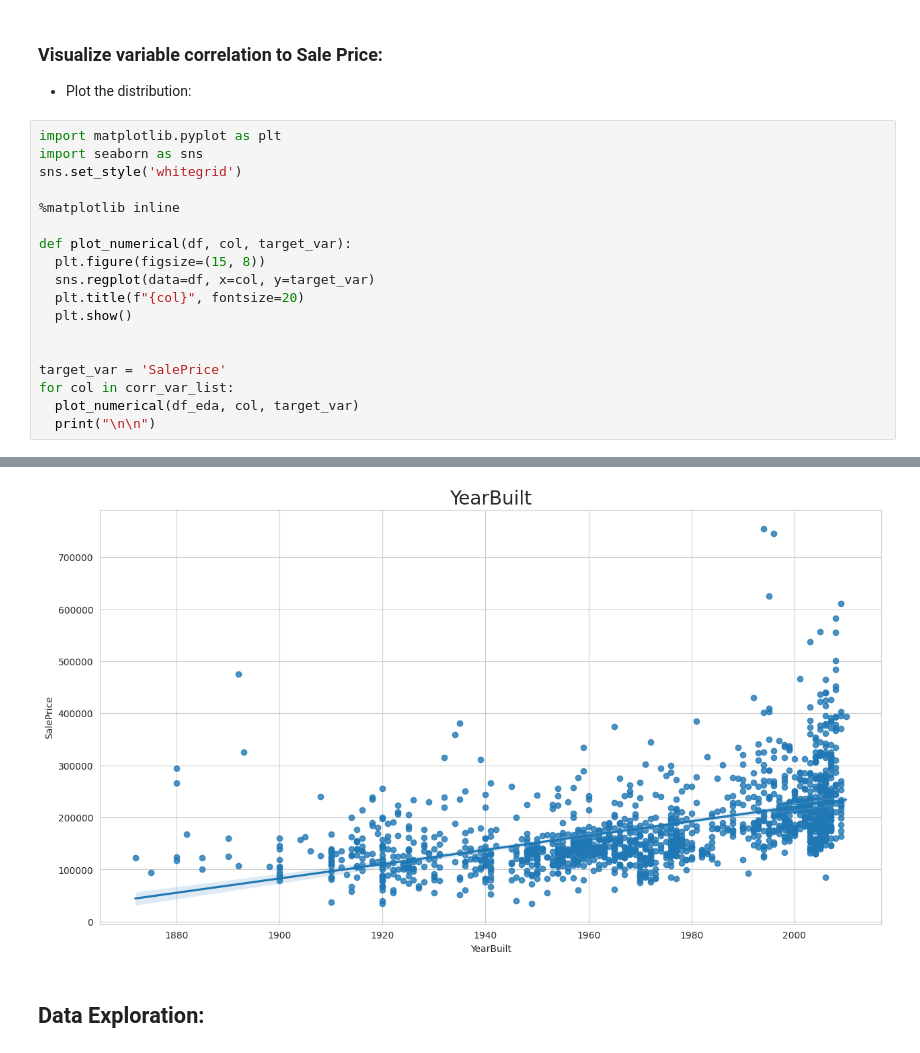
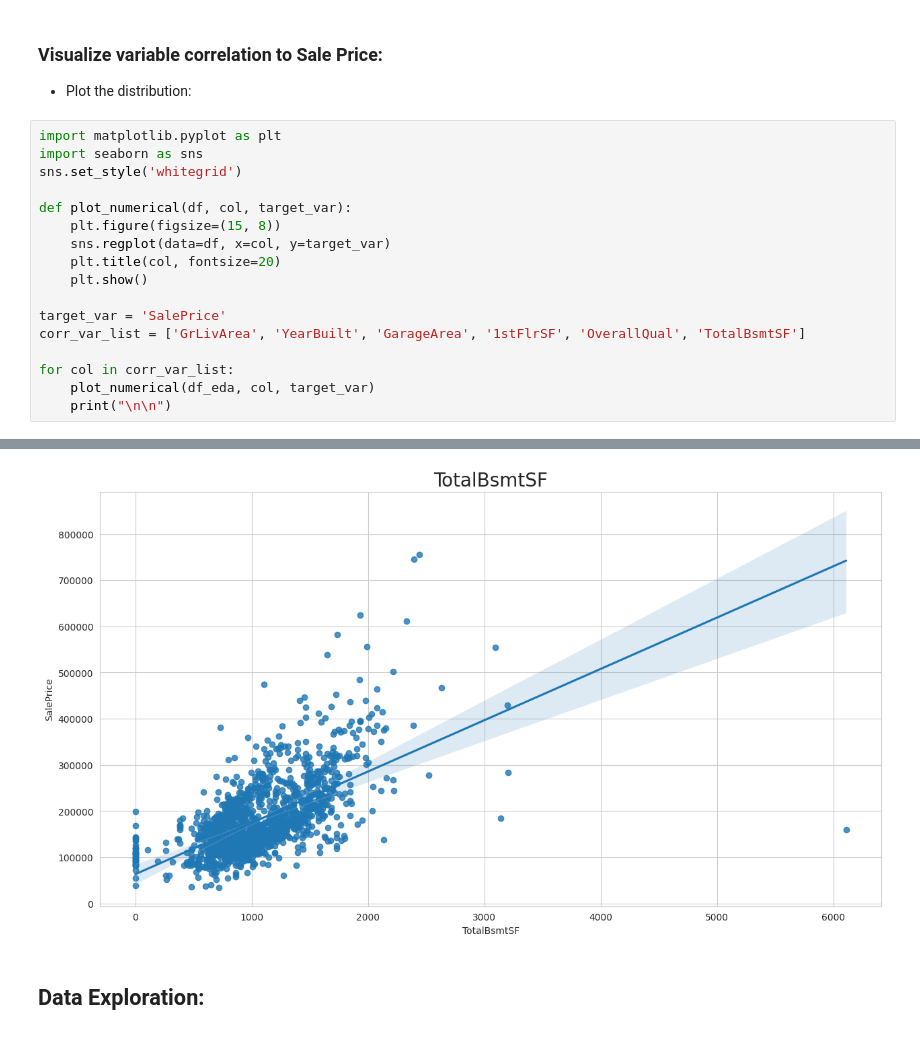
Before and after one commit to mikyrenato/Project-5-Predictive-Analytics, a Jupyter notebook: jupyter_notebooks/02_sale_price_study.ipynb, the cells around one changed output, grey strips where cells are left out. Drawn from its saved outputs; the diff is of its cells as text.

```diff
--- a/jupyter_notebooks/02_sale_price_study.ipynb
+++ b/jupyter_notebooks/02_sale_price_study.ipynb
@@ -175,17 +175,16 @@ import matplotlib.pyplot as plt
 import seaborn as sns
 sns.set_style('whitegrid')
 
-%matplotlib inline
-
 def plot_numerical(df, col, target_var):
-  plt.figure(figsize=(15, 8))
-  sns.regplot(data=df, x=col, y=target_var)
-  plt.title(f"{col}", fontsize=20)
-  plt.show()
-
+    plt.figure(figsize=(15, 8))
+    sns.regplot(data=df, x=col, y=target_var)
+    plt.title(col, fontsize=20)
+    plt.show()
 
 target_var = 'SalePrice'
+corr_var_list = ['GrLivArea', 'YearBuilt', 'GarageArea', '1stFlrSF', 'OverallQual', 'TotalBsmtSF']
+
 for col in corr_var_list:
-  plot_numerical(df_eda, col, target_var)
-  print("\n\n")
+    plot_numerical(df_eda, col, target_var)
+    print("\n\n")
 # %% [output]
@@ -196,5 +195,5 @@ for col in corr_var_list:
 [figure]
-[figure, old version]
+[figure, new version]
 # %% [markdown]
 ## Data Exploration:
 # %%
```
Also changed, not shown: parts of 3 cells of this notebook, 4 other files.
